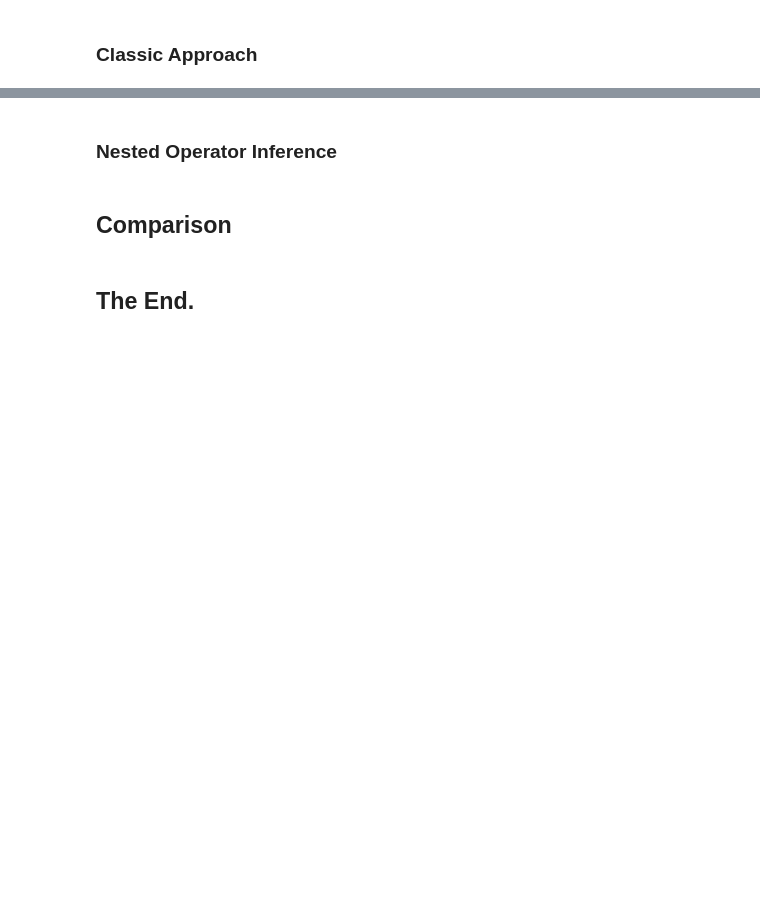
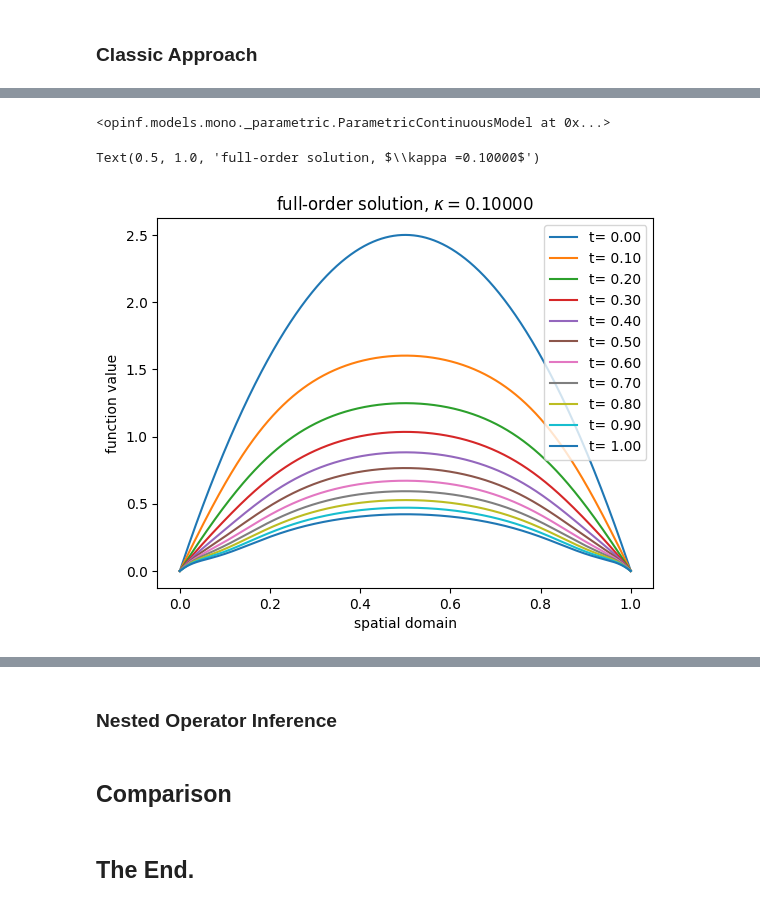
Before and after one commit to nicolearetz/rom-operator-inference-Python3, a Jupyter notebook: docs/source/tutorials/nested.ipynb, the cells around one changed output, grey strips where cells are left out. Saved outputs shown, nothing was run; the diff lists cells and outputs as text; code cells hidden in the pictures; blank space fills up the shorter version.

Commit message:
finished reference OpInf model for nested tutorial

```diff
--- a/docs/source/tutorials/nested.ipynb
+++ b/docs/source/tutorials/nested.ipynb
@@ -136,0 +264,45 @@ r = 5: number of unknowns 40
+# %%
+reg_linear = weights_linear[i_A_chosen]
+reg_cubic = reg_linear * ratio_cubic[i_H_chosen]
+
+# specify format of operators
+operators = [opinf.operators.AffineLinearOperator(coeffs=1), opinf.operators.CubicOperator()]
+
+# specify regularization scheme
+regularization = opinf.lstsq.TikhonovSolver.get_operator_regularizer(
+                operators = operators,
+                regularization_parameters = [reg_linear, reg_cubic],
+                state_dimension=nRB)
+regularization = opinf.lstsq.TikhonovSolver(regularization)
+
+# set up model
+model = opinf.models.ParametricContinuousModel(
+    operators = operators,
+    solver = regularization
+)
+
+# solve OpInf least squares problem
+model.fit(parameters=Xi_train[:, 0], states=U_proj_short, ddts=U_dot)
+# %% [output]
+<opinf.models.mono._parametric.ParametricContinuousModel at 0x...>
+# %%
+ # user input, choose between 0 and 200 (inclusive)
+index_test = 200
+
+sol = model.predict(parameter=Xi_test[index_test, 0], state0=u0, t=grid_t)
+Sol = basis.decompress(sol)
+Sol = transformer.inverse_transform(Sol)
+
+# figure for how the parameter changes the FOM solution
+fig, ax = plt.subplots(1, 1)
+
+for k in range(0, K_test, 100):
+    ax.plot(np.linspace(0, 1, nFE), Sol[:, k], label = f"t= {grid_t[k]:.2f}")
+
+ax.legend()
+ax.set_xlabel("spatial domain")
+ax.set_ylabel("function value")
+ax.set_title(f"full-order solution, $\kappa ={Xi_test[index_test, 0]:.5f}$")
+# %% [output]
+Text(0.5, 1.0, 'full-order solution, $\\kappa =0.10000$')
+[figure, added]
```
Also changed, not shown: parts of 14 cells of this notebook.
